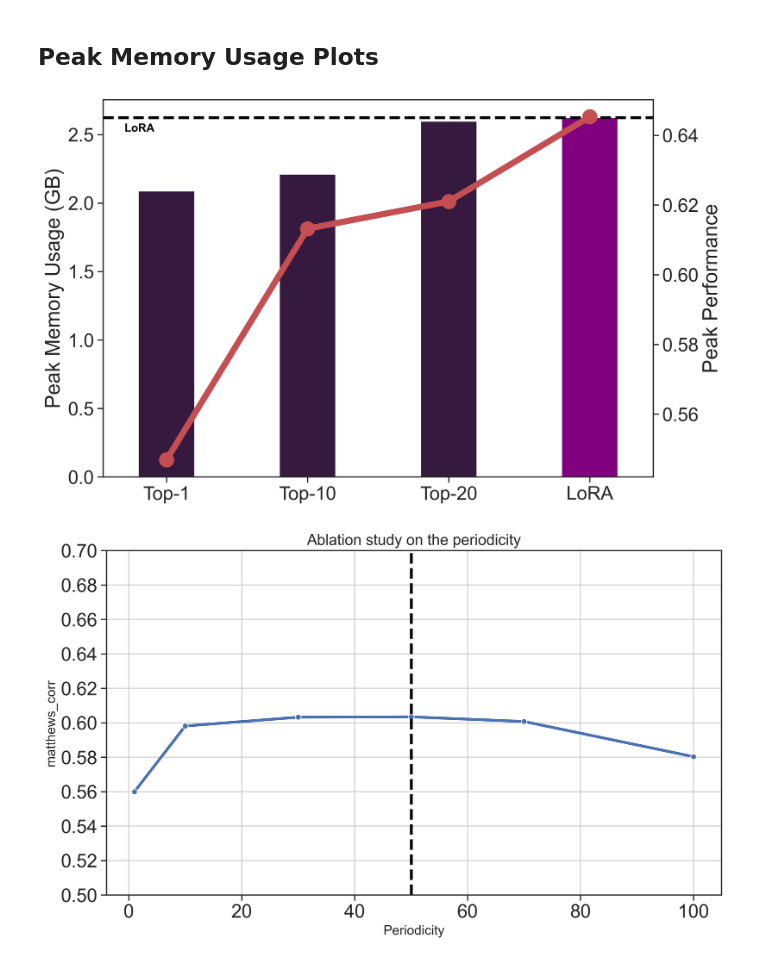
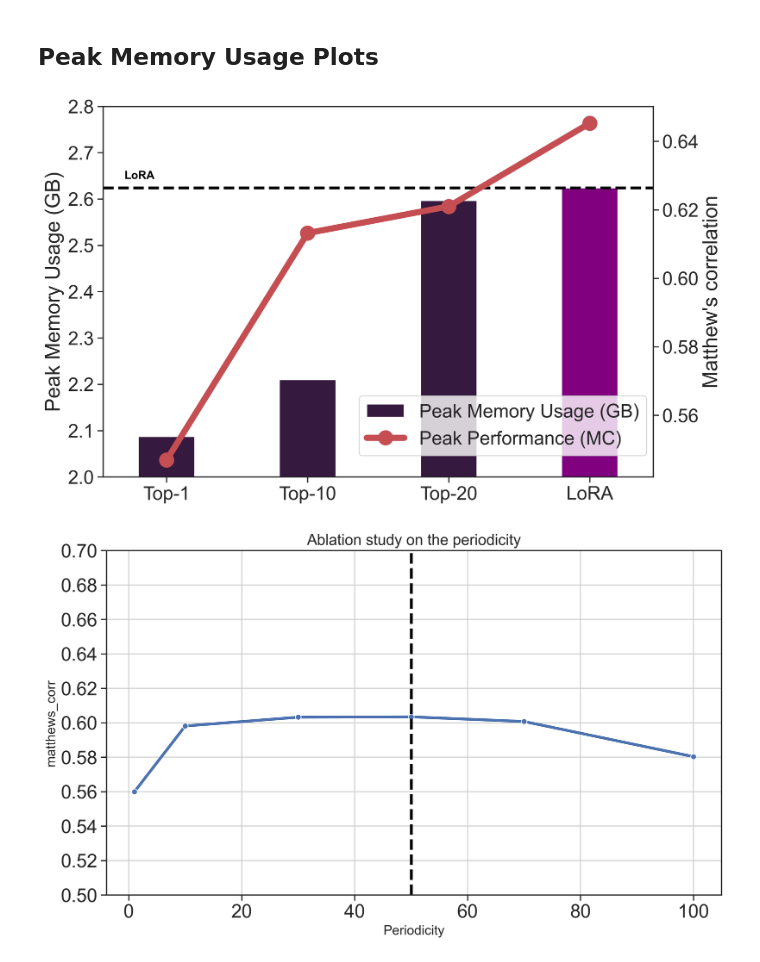
Before and after one commit to JesseBrouw/FoMo-LoRA, a Jupyter notebook: notebooks/tables.ipynb, the cells around one changed output. Cells and saved outputs as stored; diff of their text form; code cells hidden in the pictures.

```diff
--- a/notebooks/tables.ipynb
+++ b/notebooks/tables.ipynb
@@ -363,38 +363,40 @@ create_barplot(
 # %%
 # Peak memory usage vs Peak performance
 # Top 1, Top 10, Top 20, Top 30
 data = {
     "Top-1":  [2.087, 0.5469],
     "Top-10": [2.210, 0.6132],
     "Top-20": [2.5967, 0.621],
     "LoRA": [2.6239, 0.6453]
 }
 
 sns.set_palette('rocket')
 
 # Produce a bar plot that shows peak memory usage (the first y-axis) and on the other y-axis a line plot that shows peak performance
 df = pd.DataFrame(data).T
-df.columns = ['Peak Memory Usage (GB)', 'Peak Performance (Accuracy)']
+df.columns = ['Peak Memory Usage (GB)', 'Peak Performance (MC)']
 fig, ax1 = plt.subplots(figsize=(10, 6))
 ax2 = ax1.twinx()
 df['Peak Memory Usage (GB)'].plot(kind='bar', ax=ax1, width=0.4, position=0.5)
-df['Peak Performance (Accuracy)'].plot(kind='line', ax=ax2, color='r', marker='o', linewidth=6.5, markersize=15)
+df['Peak Performance (MC)'].plot(kind='line', ax=ax2, color='r', marker='o', linewidth=6.5, markersize=15)
 ax1.set_ylabel('Peak Memory Usage (GB)')
 
 # Set only the last bar to be red
 ax1.patches[-1].set_facecolor('purple')
 # Draw a line on the last break
 ax1.axhline(data['LoRA'][0], color='black', linestyle='--')
-ax1.text(-0.3, -0.1 + data['LoRA'][0], 'LoRA', fontsize=12, color='black', fontweight='bold')
+ax1.text(-0.30, 0.02 + data['LoRA'][0], 'LoRA', fontsize=12, color='black', fontweight='bold')
 
-ax2.set_ylabel('Peak Performance')
+ax2.set_ylabel('Matthew\'s correlation')
 # Rotation
 ax1.set_xticks(ax1.get_xticks(), ax1.get_xticklabels(),rotation=0)
 # plt.title('Peak Memory Usage vs Peak Performance [RoBERTa-base]')
 fig.savefig(figure_path / 'peak_memory_vs_performance.png', dpi=300, bbox_inches='tight')
+ax1.set_ylim(2,2.8)
+fig.legend(bbox_to_anchor=(0.9, 0.1), loc='lower right')
 plt.show()
 # %% [output]
-[figure, old version]
+[figure, new version]
 # %%
 # Periodicity ablation DynaLoRA
 #  task=cola
```
Also changed, not shown: 2 other files.
